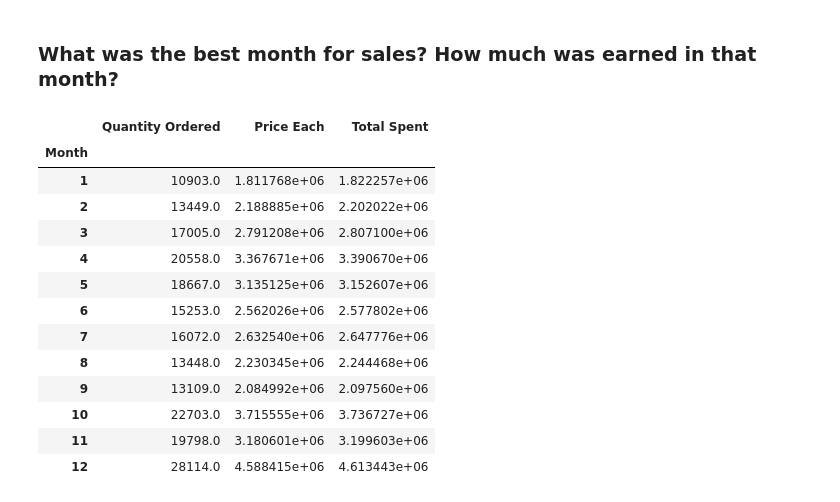
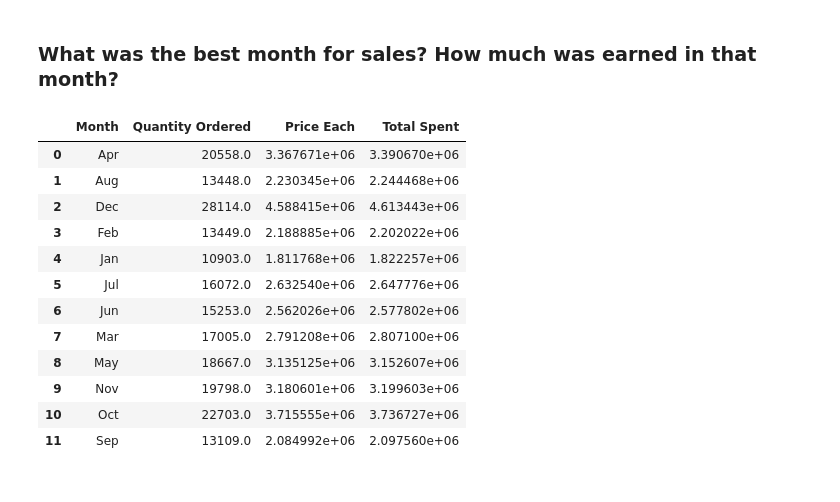
Before and after one commit to aclao89/Sales_Business, a Jupyter notebook: Sales Business .ipynb, the cells around one changed output. Cells and saved outputs as stored; diff of their text form; code cells hidden in the pictures.

Commit message:
Started monthly sales

```diff
--- a/Sales Business .ipynb
+++ b/Sales Business .ipynb
@@ -96,5 +97,10 @@ cleaned_df.head()
 # %%
 cleaned_df['Month'] = pd.DatetimeIndex(cleaned_df['Order Date']).month
 cleaned_df['Month'] = cleaned_df['Month'].astype(int)
+
+#Import calendar to convert numerical value to string
+import calendar
+
+cleaned_df['Month'] = cleaned_df['Month'].apply(lambda x: calendar.month_abbr[x])
 cleaned_df.head()
 # %% [output]
@@ -120,19 +126,21 @@ cleaned_df.head()
 ### What was the best month for sales? How much was earned in that month?
 # %%
 total_sales =  cleaned_df.groupby('Month').sum()
+
+total_sales.reset_index(inplace= True)
+
 total_sales
 # %% [output]
-|  | Quantity Ordered | Price Each | Total Spent |
-| Month |  |  |  |
-| 1 | 10903.0 | 1.811768e+06 | 1.822257e+06 |
-| 2 | 13449.0 | 2.188885e+06 | 2.202022e+06 |
-| 3 | 17005.0 | 2.791208e+06 | 2.807100e+06 |
-| 4 | 20558.0 | 3.367671e+06 | 3.390670e+06 |
-| 5 | 18667.0 | 3.135125e+06 | 3.152607e+06 |
-| 6 | 15253.0 | 2.562026e+06 | 2.577802e+06 |
-| 7 | 16072.0 | 2.632540e+06 | 2.647776e+06 |
-| 8 | 13448.0 | 2.230345e+06 | 2.244468e+06 |
-| 9 | 13109.0 | 2.084992e+06 | 2.097560e+06 |
-| 10 | 22703.0 | 3.715555e+06 | 3.736727e+06 |
-| 11 | 19798.0 | 3.180601e+06 | 3.199603e+06 |
-| 12 | 28114.0 | 4.588415e+06 | 4.613443e+06 |
+|  | Month | Quantity Ordered | Price Each | Total Spent |
+| 0 | Apr | 20558.0 | 3.367671e+06 | 3.390670e+06 |
+| 1 | Aug | 13448.0 | 2.230345e+06 | 2.244468e+06 |
+| 2 | Dec | 28114.0 | 4.588415e+06 | 4.613443e+06 |
+| 3 | Feb | 13449.0 | 2.188885e+06 | 2.202022e+06 |
+| 4 | Jan | 10903.0 | 1.811768e+06 | 1.822257e+06 |
+| 5 | Jul | 16072.0 | 2.632540e+06 | 2.647776e+06 |
+| 6 | Jun | 15253.0 | 2.562026e+06 | 2.577802e+06 |
+| 7 | Mar | 17005.0 | 2.791208e+06 | 2.807100e+06 |
+| 8 | May | 18667.0 | 3.135125e+06 | 3.152607e+06 |
+| 9 | Nov | 19798.0 | 3.180601e+06 | 3.199603e+06 |
+| 10 | Oct | 22703.0 | 3.715555e+06 | 3.736727e+06 |
+| 11 | Sep | 13109.0 | 2.084992e+06 | 2.097560e+06 |
```
Also changed, not shown: parts of 5 cells of this notebook.
